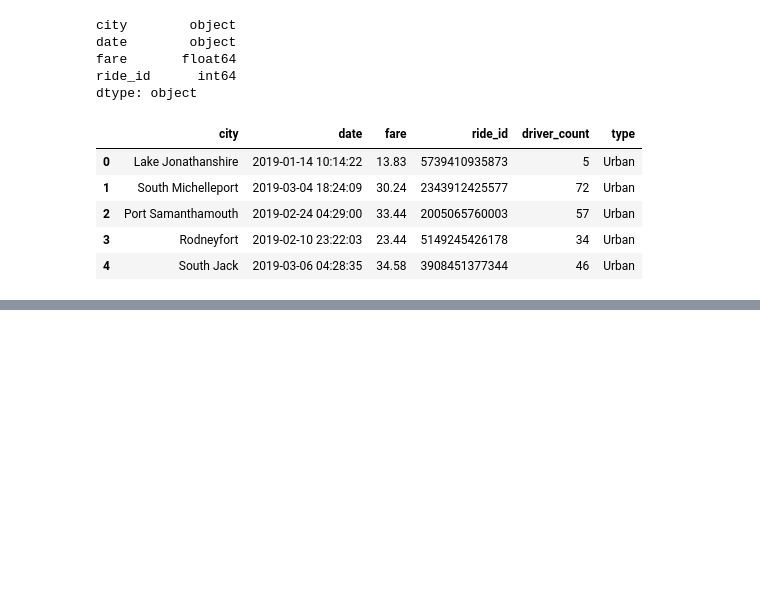
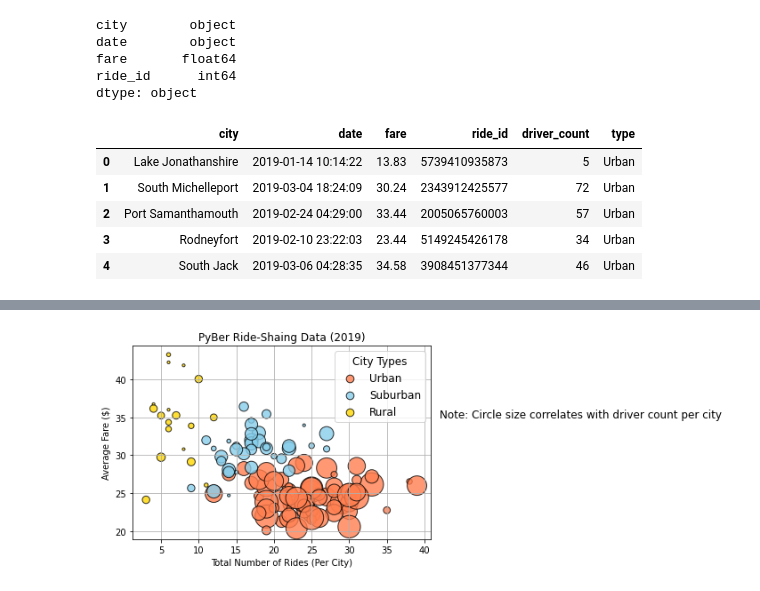
Before and after one commit to shubbyaluk/PyBer_Analysis, a Jupyter notebook: PyBer.ipynb, the cells around one changed output, grey strips where cells are left out. Cells and saved outputs as stored; diff of their text form; code cells hidden in the pictures; blank space fills up the shorter version.

```diff
--- a/PyBer.ipynb
+++ b/PyBer.ipynb
@@ -98,0 +273,26 @@ pyber_data_df.head()
+# %%
+# Add the scatter charts for each type of city together
+plt.scatter(urban_ride_count,urban_avg_fare,label = 'Urban', s=10*urban_driver_count,color='coral',alpha=0.8,edgecolor = 'black',linewidths=1)
+plt.scatter(suburban_ride_count,suburban_avg_fare,label = 'Suburban',s=10*suburban_driver_count,color='skyblue',alpha=0.8,edgecolor = 'black',linewidths=1)
+plt.scatter(rural_ride_count,rural_avg_fare,label = 'Rural',s=10*rural_driver_count,color='gold',alpha=0.8,edgecolor = 'black',linewidths=1)
+plt.title('PyBer Ride-Shaing Data (2019)')
+plt.xlabel('Total Number of Rides (Per City)')
+plt.ylabel ('Average Fare ($)')
+plt.grid()
+
+#Create a legend
+lgnd = plt.legend(fontsize='12',mode='Expanded',scatterpoints=1,loc='best',title='City Types')
+lgnd.legendHandles[0]._sizes=[75]
+lgnd.legendHandles[1]._sizes=[75]
+lgnd.legendHandles[2]._sizes=[75]
+lgnd.get_title().set_fontsize(12)
+
+#Include a note next to the bubble chart
+plt.text(42,35,'Note: Circle size correlates with driver count per city',fontsize='12')
+
+#Save the figure
+plt.savefig("analysis/Fig1.png")
+
+plt.show()
+# %% [output]
+[figure, added]
```
Also changed, not shown: parts of 15 cells of this notebook, 1 other file.
